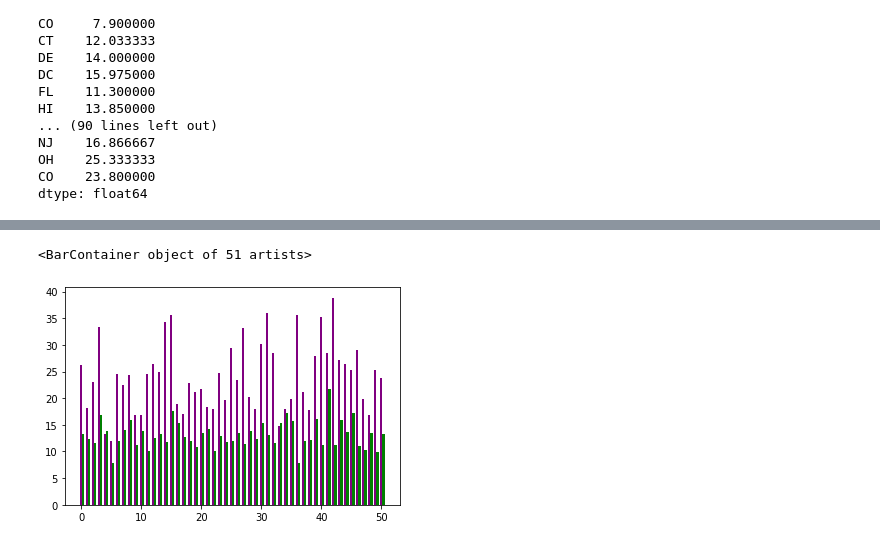
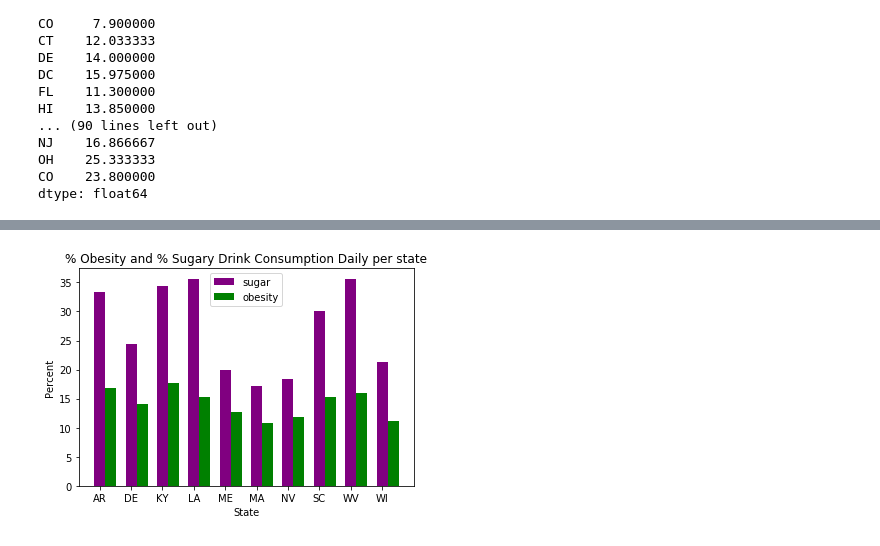
Before and after one commit to afcummings/project1, a Jupyter notebook: sugar_vs_obesity.ipynb, the cells around one changed output, grey strips where cells are left out. Cells and saved outputs as stored; diff of their text form; code cells hidden in the pictures.

```diff
--- a/sugar_vs_obesity.ipynb
+++ b/sugar_vs_obesity.ipynb
@@ -251,3 +251,8 @@ NJ    16.866667
 OH    25.333333
 CO    23.800000
 dtype: float64
+# %%
+improved_more_df = improved_df.take([3, 6, 14, 15, 47, 17, 21, 30, 36, 37], axis = 0)
+even_more_newer_df = even_newer_df.take([3, 7, 15, 16, 17, 19, 24, 33, 39, 40], axis = 0)
+print(improved_more_df)
+print(even_more_newer_df)
@@ -254,14 +277,23 @@ dtype: float64
 # %%
 import numpy as np
-
-N = 51
+import matplotlib.pyplot as plt
+means_sugar = np.array(improved_more_df.mean(axis = 1, skipna= True))
+means_obesity = np.array(even_more_newer_df.mean(axis = 1, skipna= True))
+ticks = ['AR', 'DE', 'KY', 'LA', 'ME', 'MA', 'NV', 'SC', 'WV', 'WI']
+N = 10
 ind = np.arange(N)
 width = 0.35
 plt.bar(ind, means_sugar, width, label='sugar', color='purple')
 plt.bar(ind + width, means_obesity, width, label='obesity', color = 'green')
+loc = range(len(ticks))
+plt.xticks(loc, ticks)
+plt.title('% Obesity and % Sugary Drink Consumption Daily per state')
+plt.xlabel('State')
+plt.ylabel('Percent')
+plt.legend(loc='best')
+plt.savefig("C:\\Users\\AFCummings\\git\\project1\\Resources\\sugarbar.png")
 # %% [output]
-<BarContainer object of 51 artists>
-[figure, old version]
+[figure, new version]
 # %%
 import pandas as pd
 import matplotlib as plt
```
Also changed, not shown: parts of 10 cells of this notebook, 2 other files.
